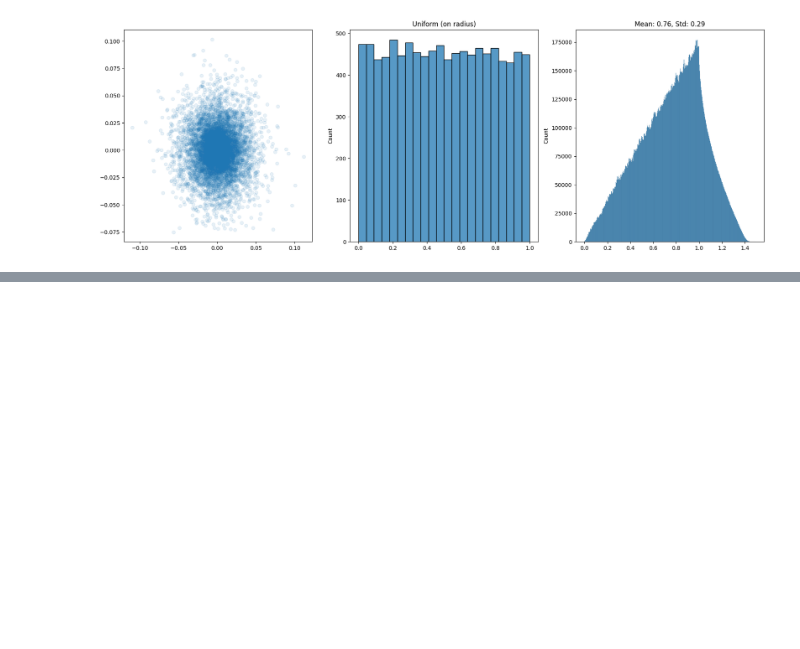
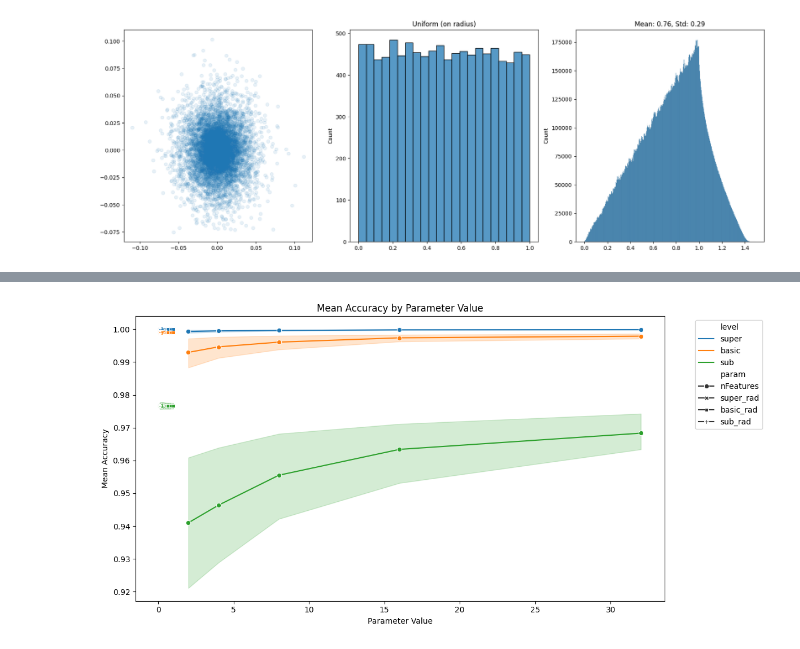
Before and after one commit to tobasummandal/deepCats, a Jupyter notebook: cat_sim_modified.ipynb, the cells around one changed output, grey strips where cells are left out. Drawn from its saved outputs; the diff is of its cells as text; code cells hidden in the pictures; blank space fills up the shorter version.

Commit message:
added EBRW sweep

```diff
--- a/cat_sim_modified.ipynb
+++ b/cat_sim_modified.ipynb
@@ -748,0 +305,46 @@ print(subSimNormalRTSummary)
+# %%
+def collect_ebrw_results():
+    results = []
+    param_sweeps = [
+        ('nFeatures', features_df, best_nfeatures_indices),
+        ('super_rad', super_df, best_super_rad_indices),
+        ('basic_rad', basic_df, best_basic_rad_indices),
+        ('sub_rad', sub_df, best_sub_rad_indices)
+    ]
+    for param_name, df, best_indices in param_sweeps:
+        for i in range(4):
+            c_value = 0.25 + i * 0.25
+            for idx in best_indices:
+                row = df.iloc[idx]
+                _, accSummary, RTSummary = run_ebrw_for_row(row, param_name=param_name, c_value=c_value)
+                for level in accSummary.index:
+                    results.append({
+                        'param': param_name,
+                        'param_value': row[param_name],
+                        'c': c_value,
+                        'level': level,
+                        'mean_acc': accSummary.loc[level, 'mean'],
+                        'std_acc': accSummary.loc[level, 'std'],
+                        'mean_rt': RTSummary.loc[level, 'mean'],
+                        'std_rt': RTSummary.loc[level, 'std'],
+                    })
+    results_df = pd.DataFrame(results)
+    return results_df
+# %%
+results_df = collect_ebrw_results()
+print(results_df.head())
+# %%
+plt.figure(figsize=(12, 6))
+sns.lineplot(
+    data=results_df,
+    x='param_value', y='mean_acc',
+    hue='level', style='param', markers=True, dashes=False
+)
+plt.title('Mean Accuracy by Parameter Value')
+plt.xlabel('Parameter Value')
+plt.ylabel('Mean Accuracy')
+plt.legend(bbox_to_anchor=(1.05, 1), loc='upper left')
+plt.tight_layout()
+plt.show()
+# %% [output]
+[figure, added]
```
Also changed, not shown: parts of 35 cells of this notebook.
